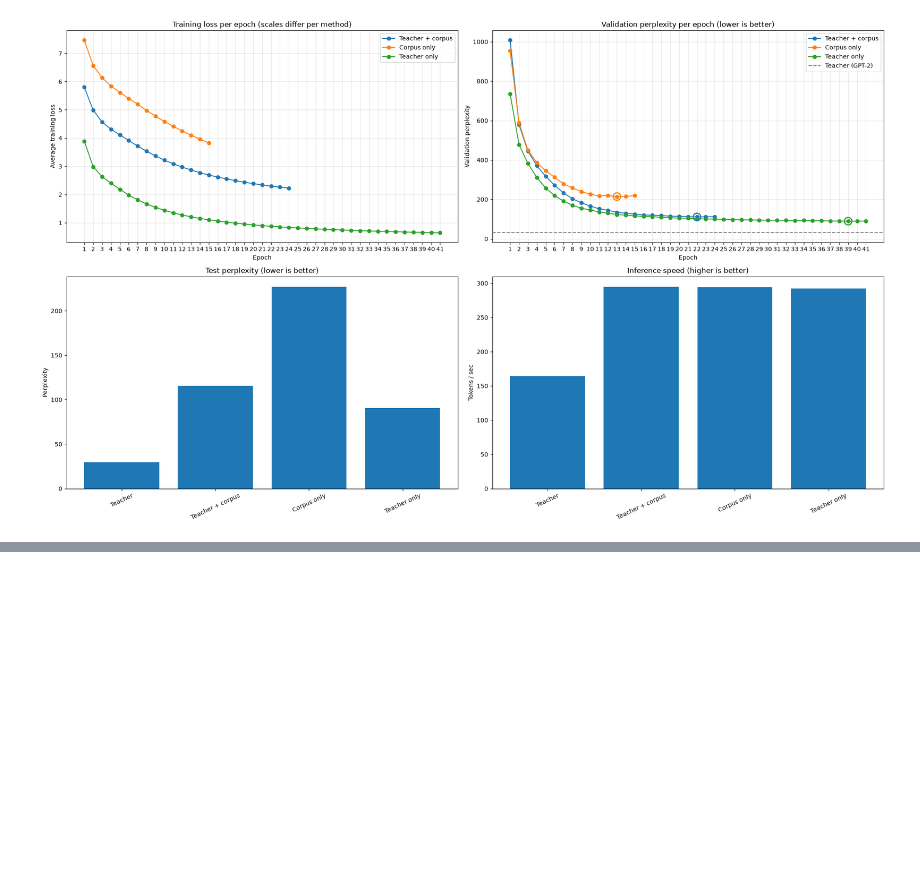
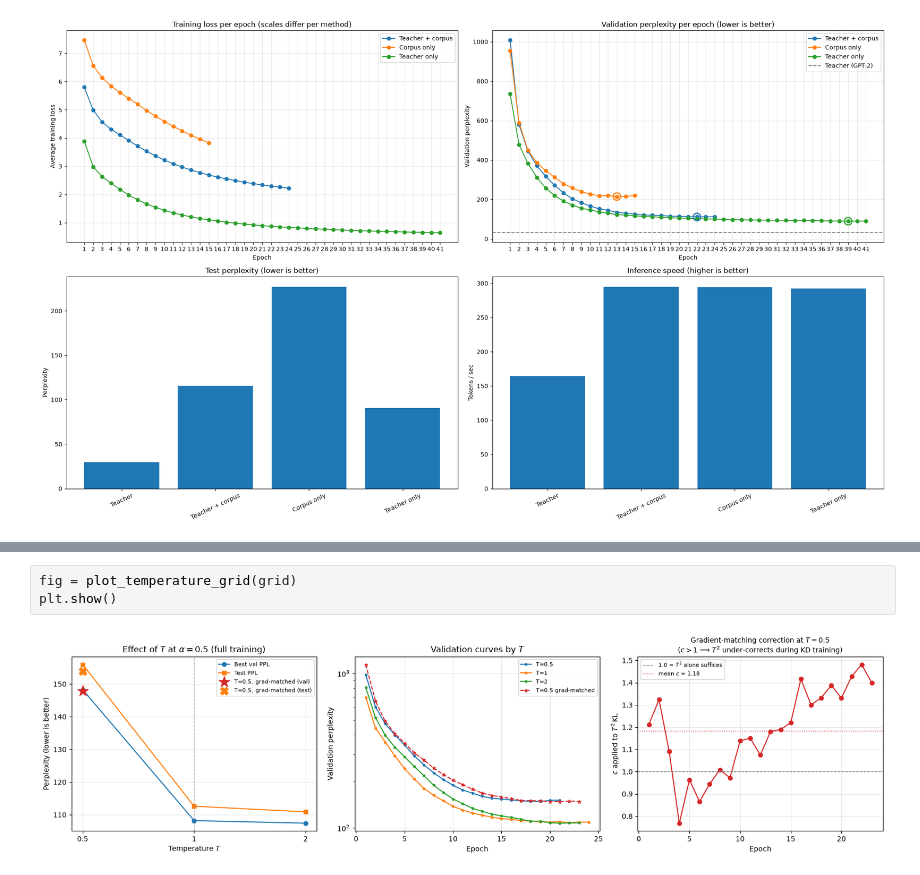
Before and after one commit to Ethanyyc/ECE1508_distillation, a Jupyter notebook: distillation.ipynb, the cells around one changed output, grey strips where cells are left out. Drawn from its saved outputs; the diff is of its cells as text; blank space fills up the shorter version.

```diff
--- a/distillation.ipynb
+++ b/distillation.ipynb
@@ -856,0 +988,5 @@ plt.show()
+# %%
+fig = plot_temperature_grid(grid)
+plt.show()
+# %% [output]
+[figure, added]
```
Also changed, not shown: parts of 10 cells of this notebook, 30 other files.
